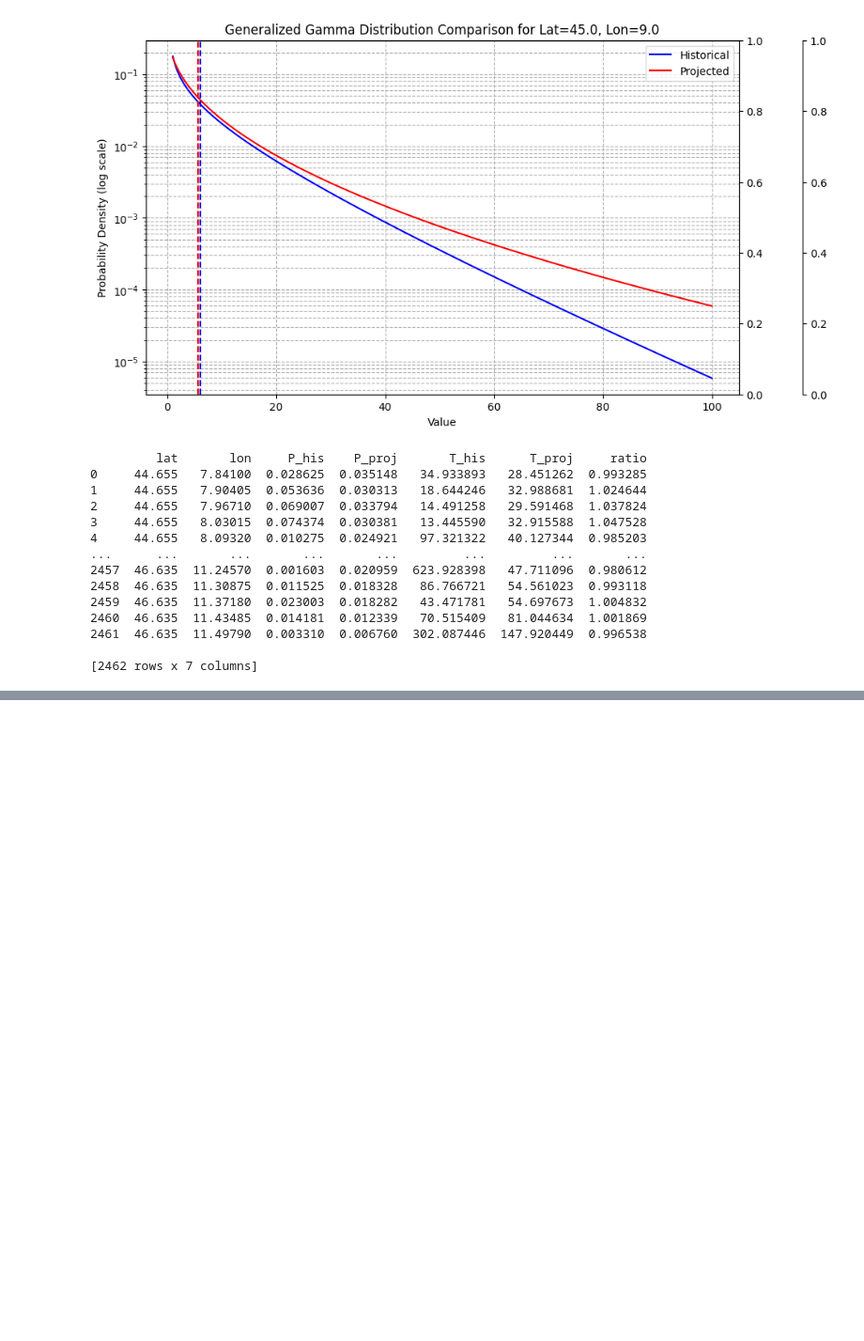
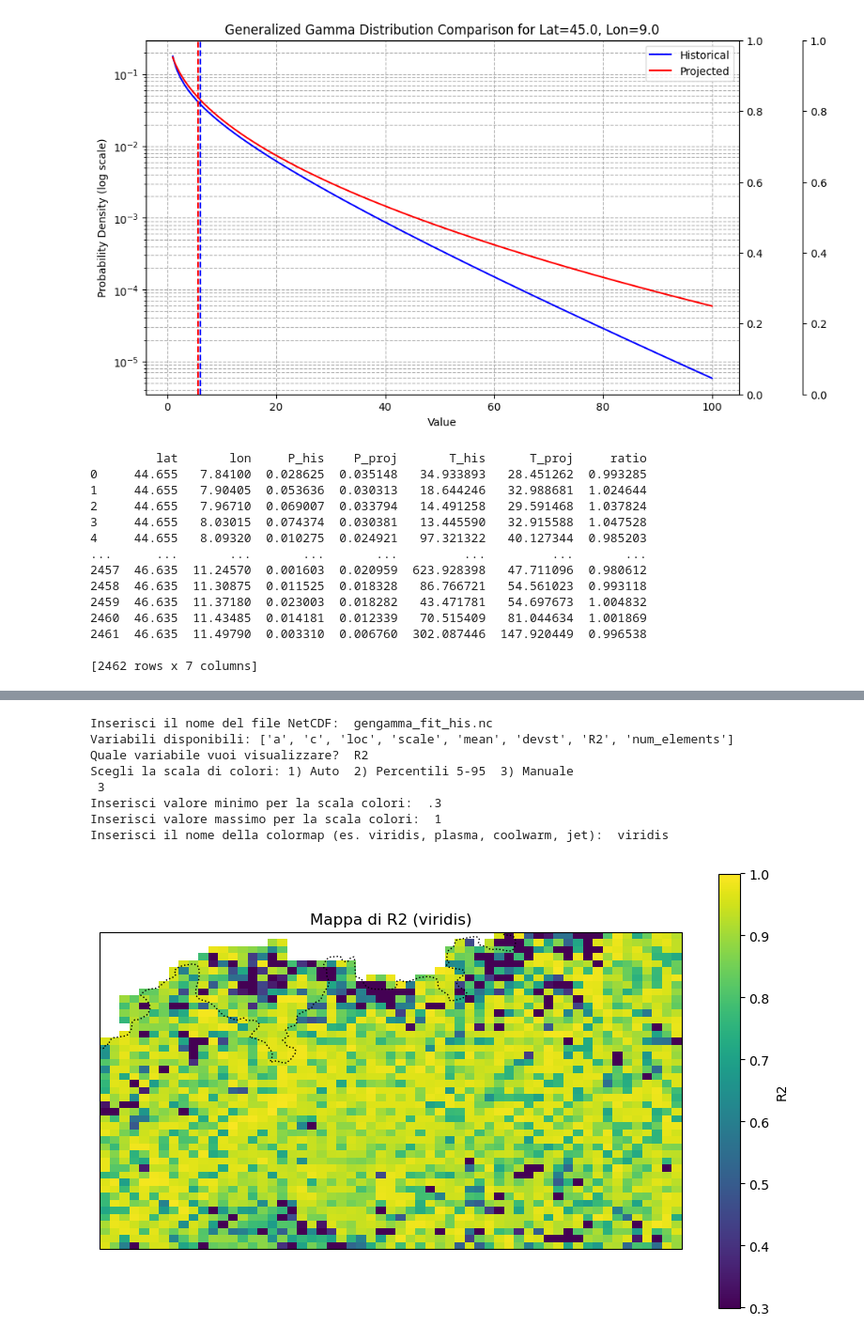
Before and after one commit to mauromussin/gamma-rain, a Jupyter notebook: fuzzy.ipynb, the cells around one changed output, grey strips where cells are left out. Shown: that part at 94% size. Cells and saved outputs as stored; diff of their text form; code cells hidden in the pictures; blank space fills up the shorter version.

```diff
--- a/fuzzy.ipynb
+++ b/fuzzy.ipynb
@@ -1388,0 +1162,13 @@ Tempo di ritorno storico: 1265.7379, proiezione: 0.0751
+# %%
+file_nc = input("Inserisci il nome del file NetCDF: ")
+plot_netcdf_map(file_nc)
+# %% [output]
+Inserisci il nome del file NetCDF:  gengamma_fit_his.nc
+Variabili disponibili: ['a', 'c', 'loc', 'scale', 'mean', 'devst', 'R2', 'num_elements']
+Quale variabile vuoi visualizzare?  R2
+Scegli la scala di colori: 1) Auto  2) Percentili 5-95  3) Manuale
+ 3
+Inserisci valore minimo per la scala colori:  .3
+Inserisci valore massimo per la scala colori:  1
+Inserisci il nome della colormap (es. viridis, plasma, coolwarm, jet):  viridis
+[figure, added]
```
Also changed, not shown: parts of 34 cells of this notebook, 1 other file.
